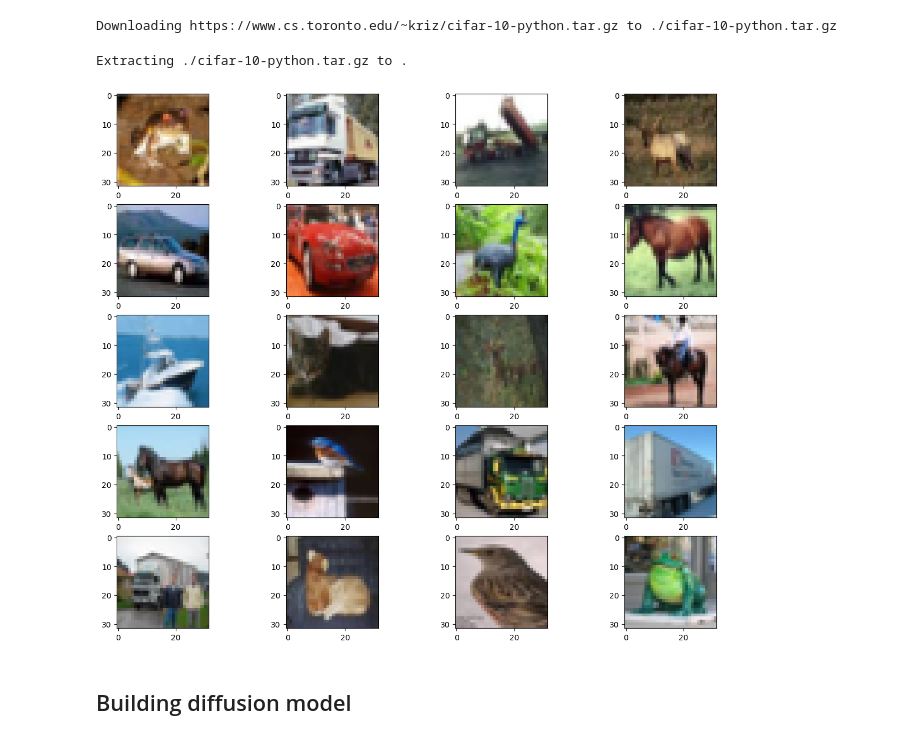
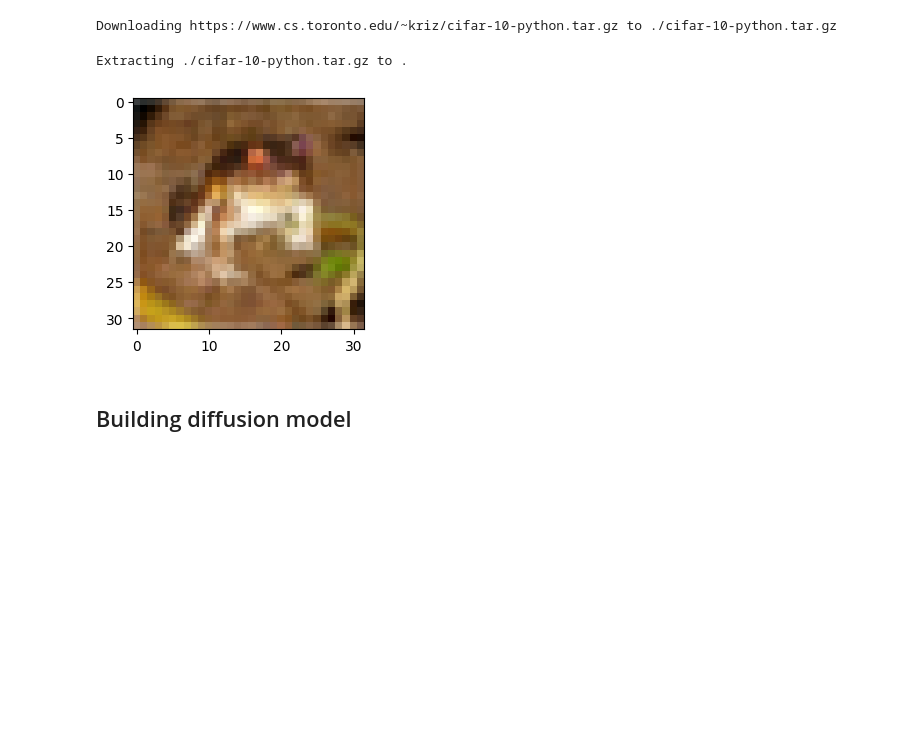
Before and after one commit to castlechoi/studyingDL, a Jupyter notebook: diffusion.ipynb, the cells around one changed output. Cells and saved outputs as stored; diff of their text form; code cells hidden in the pictures; blank space fills up the shorter version.

```diff
--- a/diffusion.ipynb
+++ b/diffusion.ipynb
@@ -3,22 +3,22 @@
 # %%
 import torch
 import torchvision
 import matplotlib.pyplot as plt
 
 def show_images(dataset, num_samples=20, cols=4):
-  plt.figure(figsize=(15,15))
+  plt.figure(figsize=(3,3))
   for i, img in enumerate(data):
-    if i == num_samples:
+    if i == 1:
       break
-    plt.subplot(int(num_samples/cols)+1, cols, i+1)
-    plt.imshow(img[0])
+    plt.subplot(1, 1, 1)
+    plt.imshow(img[0]) # img[1] : label
 
 data = torchvision.datasets.CIFAR10(root=".", download = True)
 show_images(data)
 # %% [output]
 Downloading https://www.cs.toronto.edu/~kriz/cifar-10-python.tar.gz to ./cifar-10-python.tar.gz
 Extracting ./cifar-10-python.tar.gz to .
-[figure, old version]
+[figure, new version]
 # %% [markdown]
 ## Building diffusion model
 # %%
```
Also changed, not shown: parts of 6 cells of this notebook.
